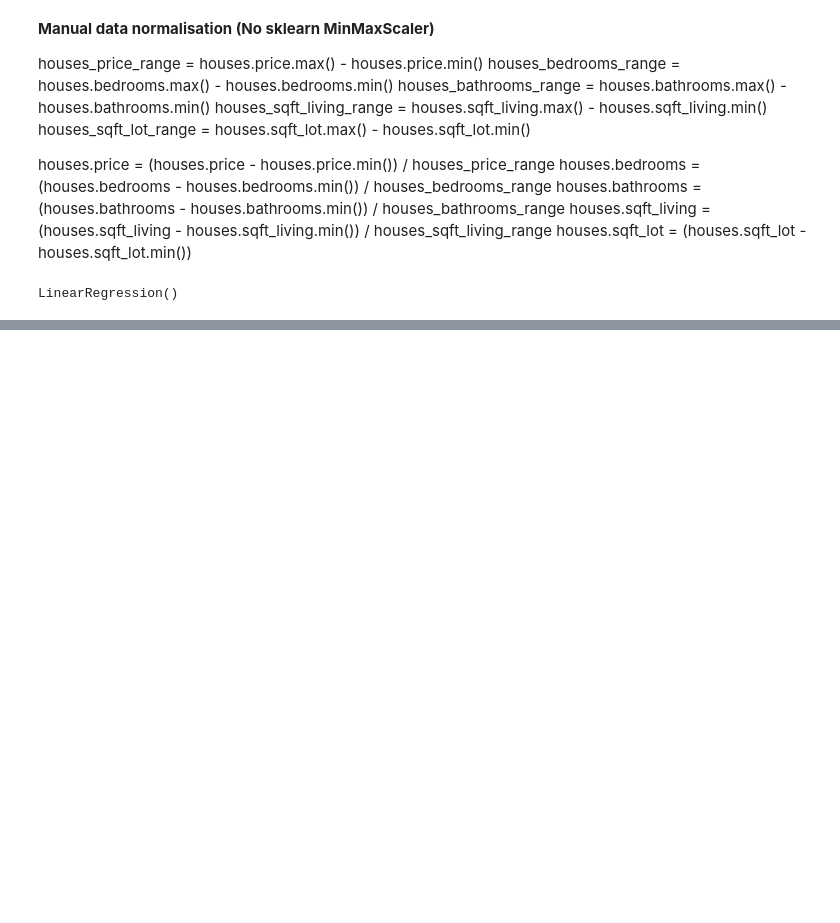
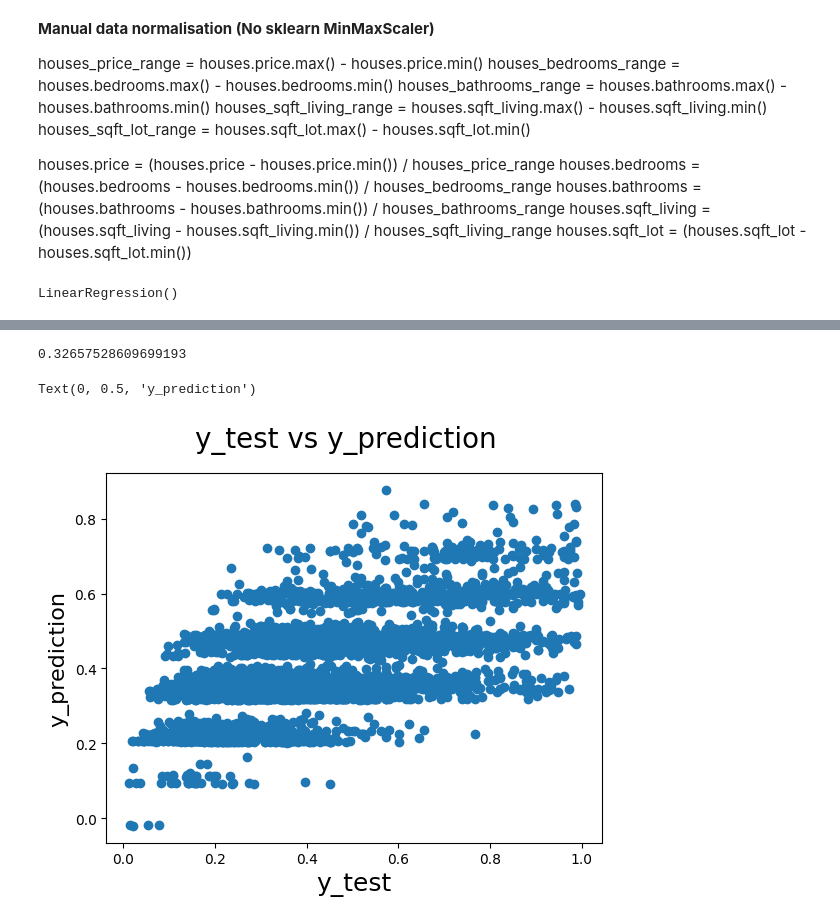
Before and after one commit to elliotb01/linear-regression-machine-learning, a Jupyter notebook: LinearRegression.ipynb, the cells around one changed output, grey strips where cells are left out. Drawn from its saved outputs; the diff is of its cells as text; code cells hidden in the pictures; blank space fills up the shorter version.

```diff
--- a/LinearRegression.ipynb
+++ b/LinearRegression.ipynb
@@ -159,0 +245,35 @@ LinearRegression()
+# %%
+# Evaluating the model
+
+# Only transform the test data using the scaler fitted on the training data
+df_test[variables] = scaler.transform(df_test[variables])
+
+y_test = df_test.pop('price')
+X_test = df_test
+
+# X_test = sm.add_constant(X_test) # Remove constant addition here
+# %%
+# Make predictions
+from sklearn.metrics import r2_score
+import statsmodels.api as sm
+
+X_test_rfe = X_test[X_train_rfe.columns]
+
+# Remove constant addition here
+# X_test_rfe = sm.add_constant(X_test_rfe)
+
+y_prediction = lm.predict(X_test_rfe)
+
+r2_score(y_test, y_pred)
+# %% [output]
+0.32657528609699193
+# %%
+# Plotting y_test and y_prediction to see the spread of data
+fig = plt.figure()
+plt.scatter(y_test,y_prediction)
+fig.suptitle('y_test vs y_prediction', fontsize=20)
+plt.xlabel('y_test', fontsize=18)
+plt.ylabel('y_prediction', fontsize=16)
+# %% [output]
+Text(0, 0.5, 'y_prediction')
+[figure, added]
```
Also changed, not shown: parts of 8 cells of this notebook.
